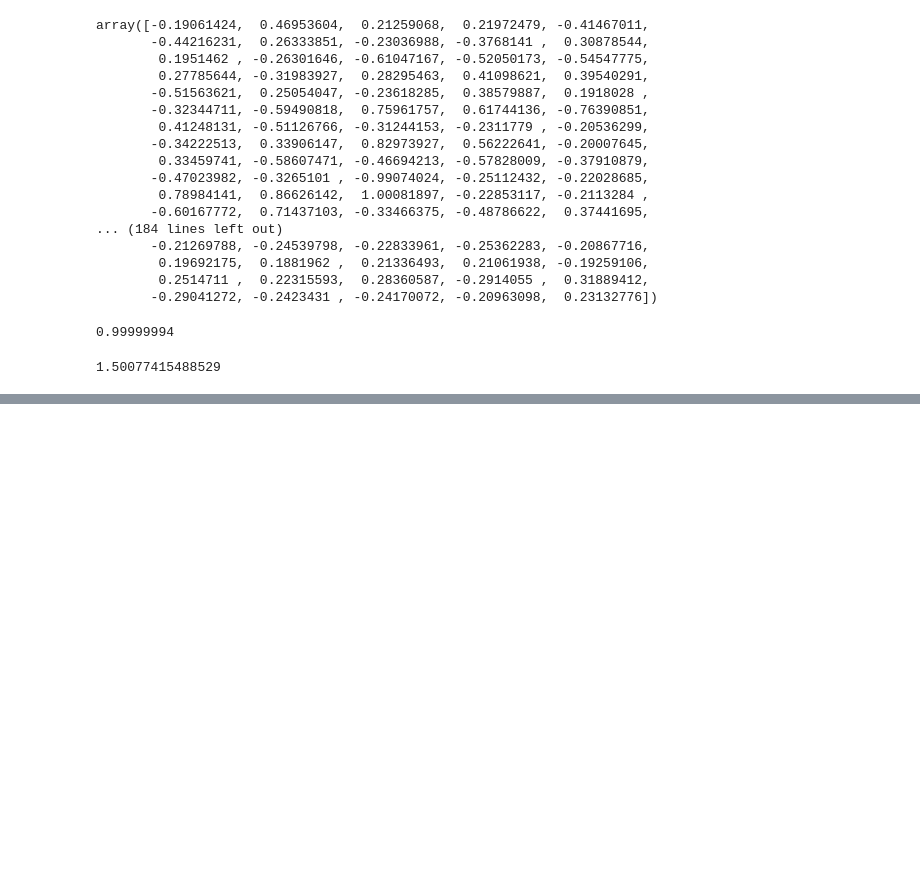
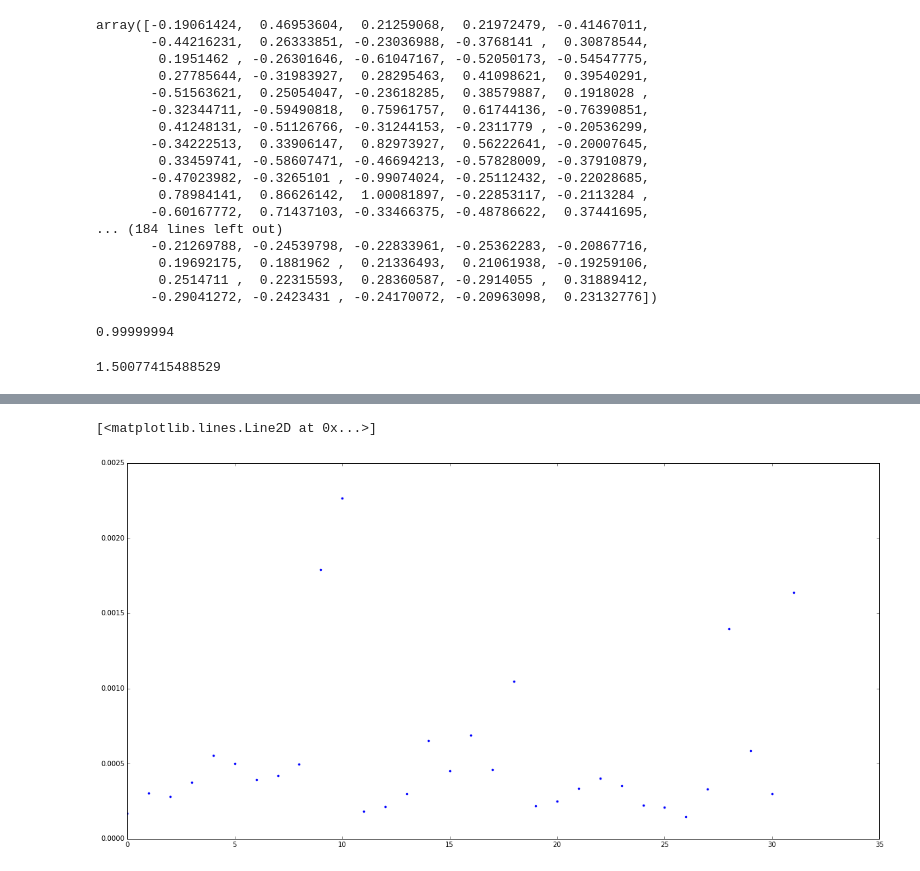
Before and after one commit to emdodds/matching-pursuit, a Jupyter notebook: Notebooks/check results.ipynb, the cells around one changed output, grey strips where cells are left out. Cells and saved outputs as stored; diff of their text form; code cells hidden in the pictures; blank space fills up the shorter version.

```diff
--- a/Notebooks/check results.ipynb
+++ b/Notebooks/check results.ipynb
@@ -297,0 +314,5 @@ np.max(np.abs(signal))
+# %%
+plt.plot(histories['L1acts'], 'b.')
+# %% [output]
+[<matplotlib.lines.Line2D at 0x...>]
+[figure, added]
```
Also changed, not shown: parts of 4 cells of this notebook, 1 other file.
